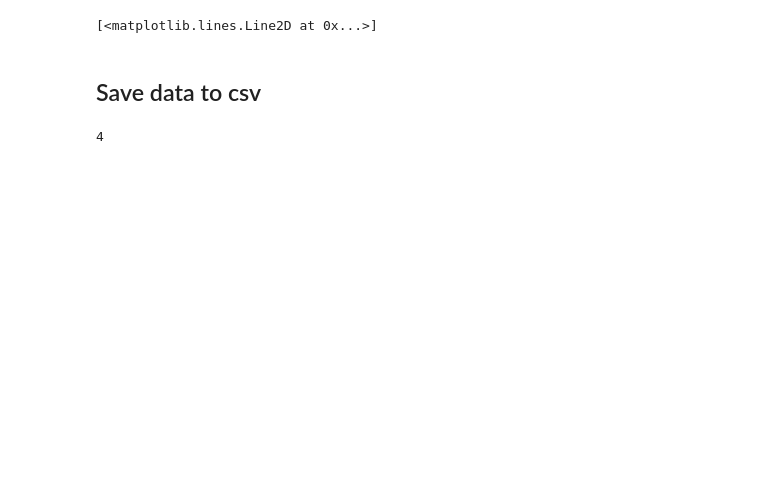
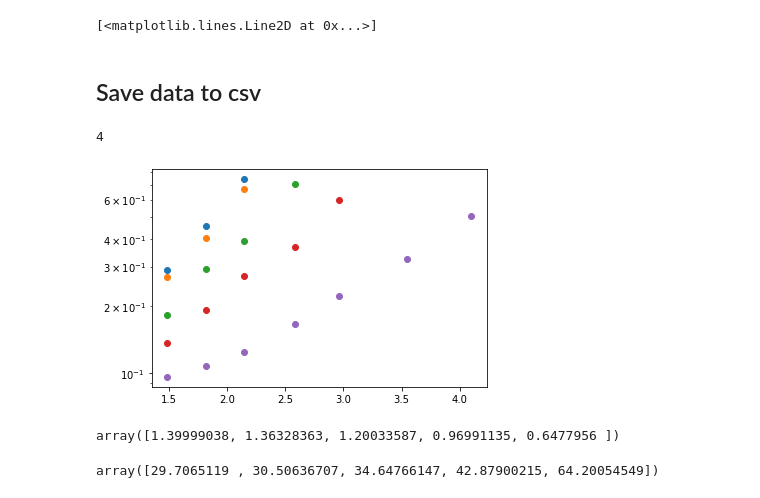
Before and after one commit to tolgacaglar/colony-image-analysis, a Jupyter notebook: collect_data_full.ipynb, the cells around one changed output. Drawn from its saved outputs; the diff is of its cells as text; code cells hidden in the pictures; blank space fills up the shorter version.

```diff
--- a/collect_data_full.ipynb
+++ b/collect_data_full.ipynb
@@ -277,3 +284,37 @@ block_length = 48
 pxl_thresholdd
 # %% [output]
 4
+# %%
+import numpy as np
+from matplotlib import pyplot as plt
+percent = np.array([0, 0.2, 0.5, 0.8, 1])
+hour = np.array([1, 1, 2, 2, 2, 3, 4])
+mint = np.array([29, 49, 9, 35, 58, 33, 6])
+time = hour + mint/60.
+
+odlb = np.zeros((len(percent), len(time)))
+# 0%
+odlb[0,:] = [0.291, 0.455, 0.37*2, np.nan, np.nan, np.nan, np.nan]
+odlb[1,:] = [.27, .402, .335*2, np.nan, np.nan, np.nan, np.nan]
+odlb[2,:] = [0.182, 0.294, 0.391, 0.353*2, np.nan, np.nan, np.nan]
+odlb[3,:] = [0.136, 0.191, 0.272, 0.369, 0.6, np.nan, np.nan]
+odlb[4,:] = [0.096, .107, .124, .165, .222, .323, .506]
+
+fig, ax = plt.subplots(1,1)
+slopes = np.zeros_like(percent)
+for pix in range(len(percent)):
+    mask = (np.isnan(odlb[pix,:]) == False)
+    p = np.polyfit(time[mask], np.log(odlb[pix,mask]), 1)
+    slopes[pix] = p[0]
+
+    ax.semilogy(time, odlb[pix,:], 'o')
+# %% [output]
+[figure, added]
+# %%
+slopes
+# %% [output]
+array([1.39999038, 1.36328363, 1.20033587, 0.96991135, 0.6477956 ])
+# %%
+np.log(2)/slopes*60
+# %% [output]
+array([29.7065119 , 30.50636707, 34.64766147, 42.87900215, 64.20054549])
```
Also changed, not shown: parts of 1 cell of this notebook, 4 other files.
